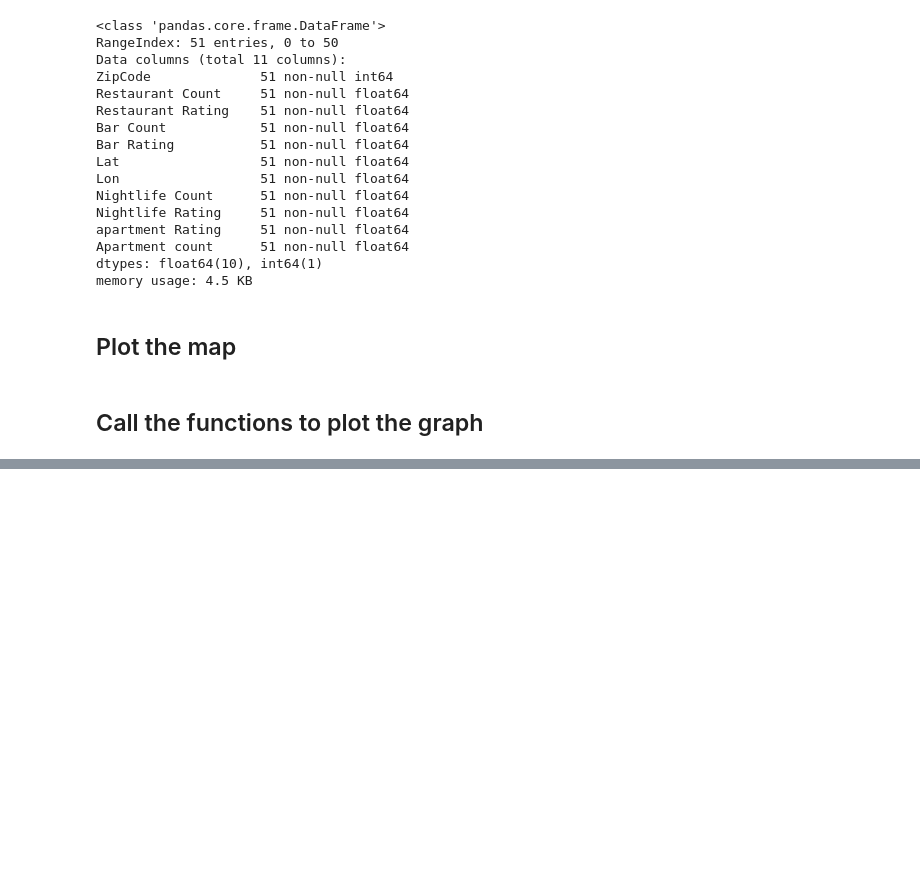
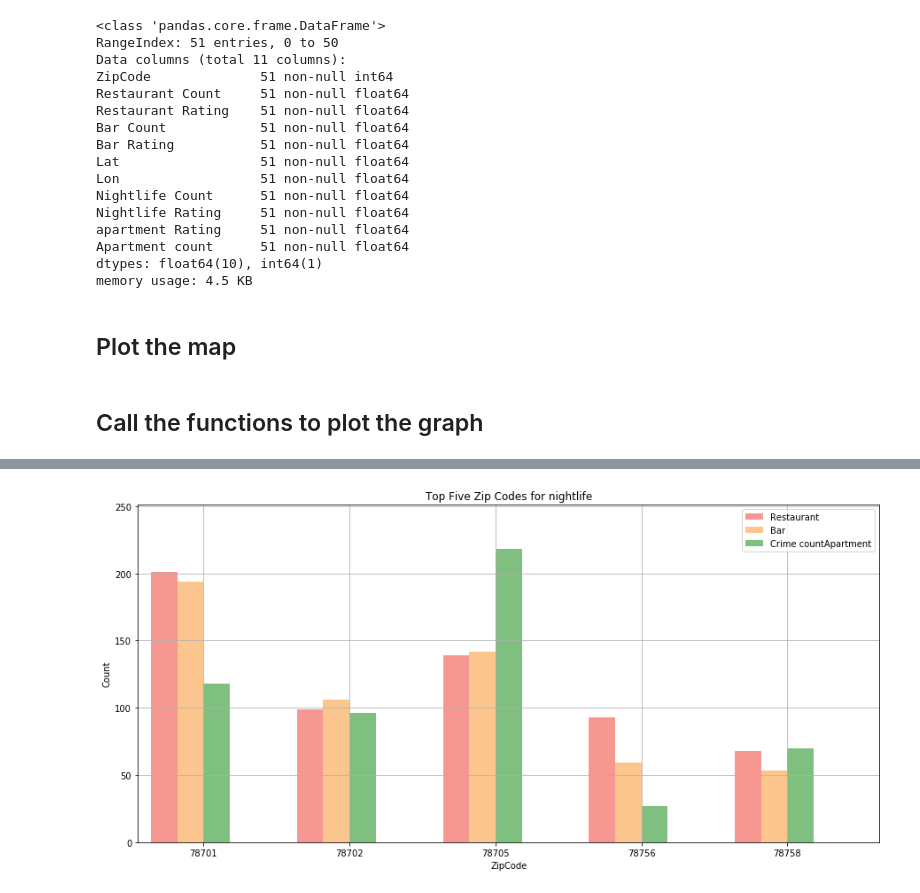
Before and after one commit to JoeDReynolds/yrelocate, a Jupyter notebook: Main_Single_Map.ipynb, the cells around one changed output, grey strips where cells are left out. Drawn from its saved outputs; the diff is of its cells as text; code cells hidden in the pictures; blank space fills up the shorter version.

```diff
--- a/Main_Single_Map.ipynb
+++ b/Main_Single_Map.ipynb
@@ -39,8 +48,8 @@ nightlife_df.head()
 | 3 | 78660 | 4.0 | 3.125000 | 2.0 | 3.000000 | 30.453564 | -97.666576 | ... |
 | 4 | 78701 | 201.0 | 4.186567 | 194.0 | 4.265464 | 30.267238 | -97.741325 | ... |
 # %%
-count_df = pd.DataFrame(apartment_df.groupby('Zip code').count()['apartment Name'])
-aparments_df = pd.DataFrame(apartment_df.groupby('Zip code').mean()['Rating'])
+count_df = pd.DataFrame(apt_df.groupby('Zip code').count()['apartment Name'])
+aparments_df = pd.DataFrame(apt_df.groupby('Zip code').mean()['Rating'])
 aparments_df['Apartment count']  = count_df['apartment Name']
 aparments_df.rename(columns={"Rating": "apartment Rating"}, inplace=True)
 aparments_df.head()
@@ -148,0 +169,4 @@ mp
+# %%
+df= df_single.loc[df_single["Nightlife Count"]>=127]
+df = df.head()
+df
@@ -148,0 +182,87 @@ mp
+# %%
+zipcode=[]
+pos =  list(range(len(df['Bar Count'])))
+width = 0.18
+
+# Plotting the bars
+fig, ax = plt.subplots(figsize=(15,7))
+
+# Create a bar with pre_score data,
+# in position pos,
+plt.bar(pos,
+        #using df['pre_score'] data,
+        df['Restaurant Count'],
+        # of width
+        width,
+        # with alpha 0.5
+        alpha=0.5,
+        # with color
+        color='#EE3224',
+        # with label the first value in first_name
+        label=df.iloc[0]['ZipCode'])
+
+# Create a bar with mid_score data,
+# in position pos + some width buffer,
+plt.bar([p + width for p in pos],
+        #using df['mid_score'] data,
+        df['Bar Count'],
+        # of width
+        width,
+        # with alpha 0.5
+        alpha=0.5,
+        # with color
+        color='#F78F1E',
+        # with label the second value in first_name
+        label=df.iloc[1]['ZipCode'])
+
+# Create a bar with post_score data,
+# in position pos + some width buffer,
+#plt.bar([p + width*2 for p in pos],
+#        #using df['post_score'] data,
+#        df['crime count'],
+#        # of width
+#        width,
+#        # with alpha 0.5
+#        alpha=0.5,
+#        # with color
+#        color='#FFC222',
+#        # with label the third value in first_name
+#        label=df['ZipCode'][2])
+
+plt.bar([p + width*2 for p in pos],
+        #using df['pre_score'] data,
+        df['Apartment count'],
+        # of width
+        width,
+        # with alpha 0.5
+        alpha=0.5,
+        # with color
+        color='green',
+        # with label the first value in first_name
+        label=df.iloc[2]['ZipCode'])
+
+
+# Set the y axis label
+ax.set_ylabel('Count')
+ax.set_xlabel('ZipCode')
+
+# Set the chart's title
+ax.set_title('Top Five Zip Codes for nightlife')
+
+# Set the position of the x ticks
+ax.set_xticks([p +1.5* width for p in pos])
+
+# Set the labels for the x ticks
+ax.set_xticklabels(df['ZipCode'])
+
+# Setting the x-axis and y-axis limits
+plt.xlim(min(pos)-width, max(pos)+width*5)
+plt.ylim([0, max(df['Restaurant Count']+50)] )
+
+# Adding the legend and showing the plot
+plt.legend(['Restaurant', 'Bar', 'Crime count' 'Apartment'], loc='best')
+plt.grid()
+fig.savefig('Images/Top Five zip Code for nightlife.png')
+plt.show()
+# %% [output]
+[figure, added]
```
Also changed, not shown: parts of 7 cells of this notebook, 3 other files.
